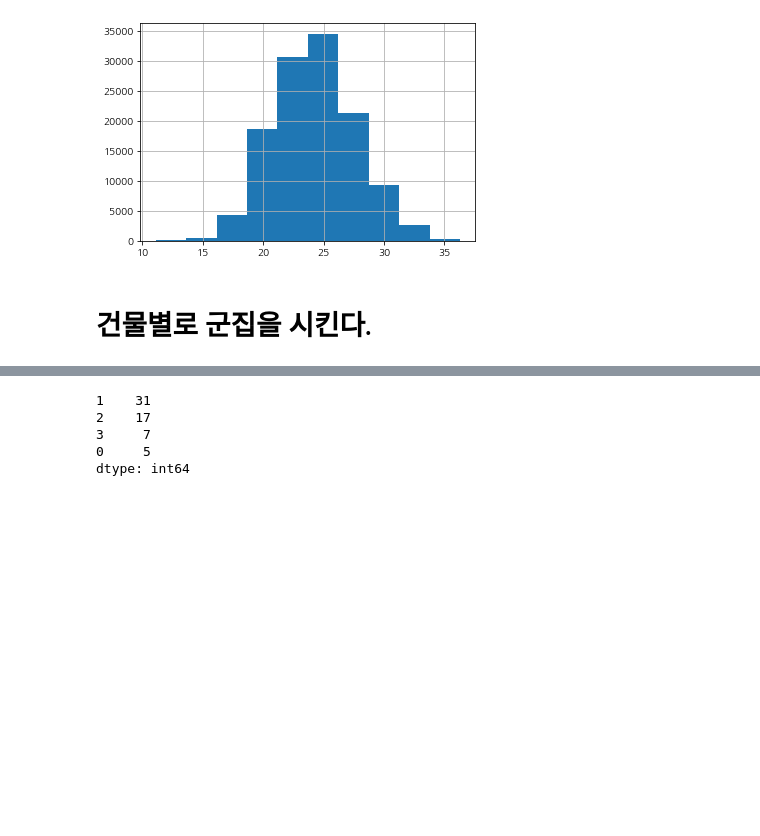
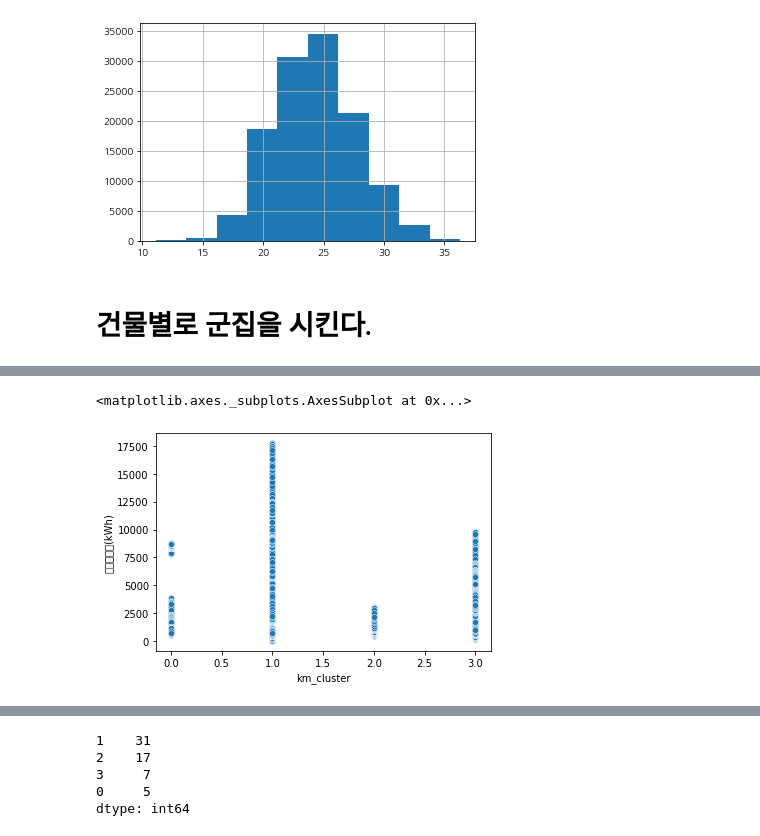
Before and after one commit to O-Kpy/Dacon, a Jupyter notebook: Dacon_전력사용량_예측_AI_경진대회_전력사용량에_대한_변수_더_찾아보기.ipynb, the cells around one changed output, grey strips where cells are left out. Cells and saved outputs as stored; diff of their text form; code cells hidden in the pictures; blank space fills up the shorter version.

```diff
--- a/Dacon_전력사용량_예측_AI_경진대회_전력사용량에_대한_변수_더_찾아보기.ipynb
+++ b/Dacon_전력사용량_예측_AI_경진대회_전력사용량에_대한_변수_더_찾아보기.ipynb
@@ -181 +153,6 @@ train['기온(°C)'].hist()
+# %%
+sns.scatterplot(x='km_cluster', y='전력사용량(kWh)', data=train)
+# %% [output]
+<matplotlib.axes._subplots.AxesSubplot at 0x...>
+[figure, added]
 # %%
```
Also changed, not shown: parts of 30 cells of this notebook.
